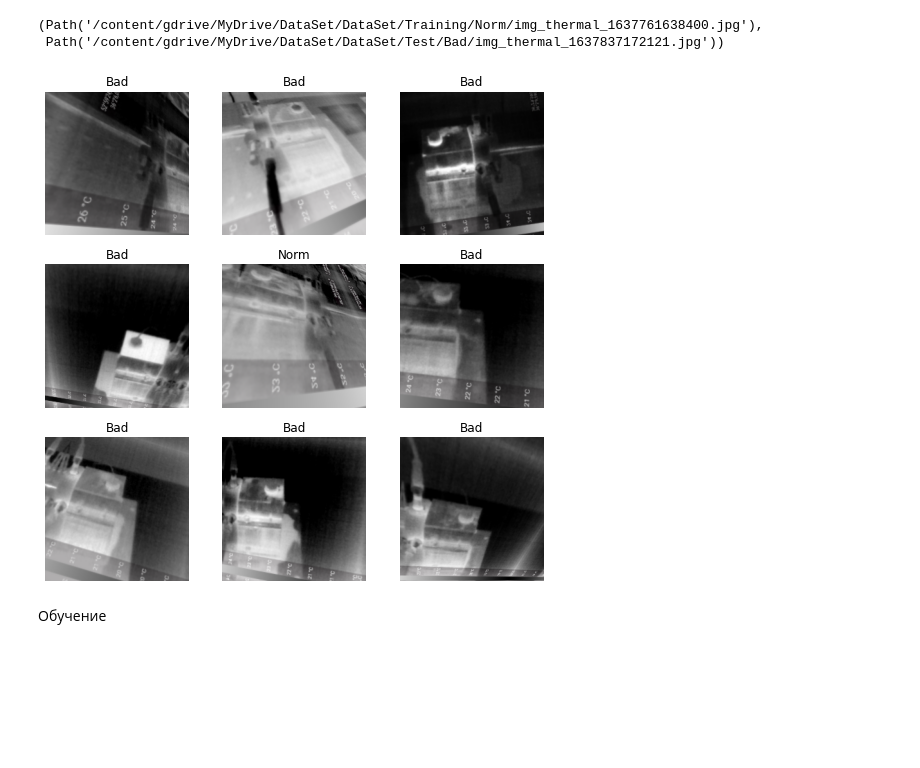
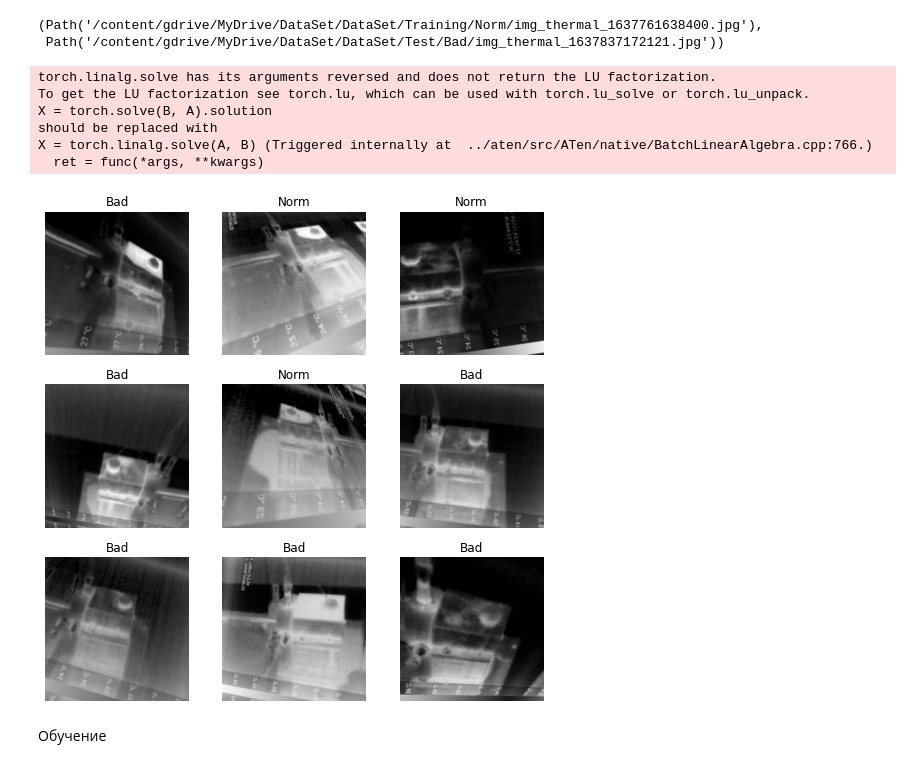
Before and after one commit to Adamantev/DataSet, a Jupyter notebook: РаспознавалкаV3.ipynb, the cells around one changed output. Cells and saved outputs as stored; diff of their text form; code cells hidden in the pictures; blank space fills up the shorter version.

```diff
--- a/РаспознавалкаV3.ipynb
+++ b/РаспознавалкаV3.ipynb
@@ -37,13 +37,20 @@ IRI_data_Trianing = DataBlock(
     splitter=RandomSplitter(valid_pct=0.2,seed=42),
     get_y=parent_label)
 # %%
-IRI_data_Trianing = IRI_data.new(item_tfms=Resize(224),batch_tfms=aug_transforms(mult=2))
+IRI_data_Trianing = IRI_data_Trianing.new(item_tfms=Resize(224),batch_tfms=aug_transforms(mult=2))
 # %%
 dls_Training = IRI_data_Trianing.dataloaders(pathTraining)
+# %% [output]
+torch.linalg.solve has its arguments reversed and does not return the LU factorization.
+To get the LU factorization see torch.lu, which can be used with torch.lu_solve or torch.lu_unpack.
+X = torch.solve(B, A).solution
+should be replaced with
+X = torch.linalg.solve(A, B) (Triggered internally at  ../aten/src/ATen/native/BatchLinearAlgebra.cpp:766.)
+  ret = func(*args, **kwargs)
 # %%
-dls.show_batch()
+dls_Training.show_batch()
 # %% [output]
-[figure, old version]
+[figure, new version]
 # %% [markdown]
 Обучение
 # %%
```
Also changed, not shown: parts of 13 cells of this notebook.
